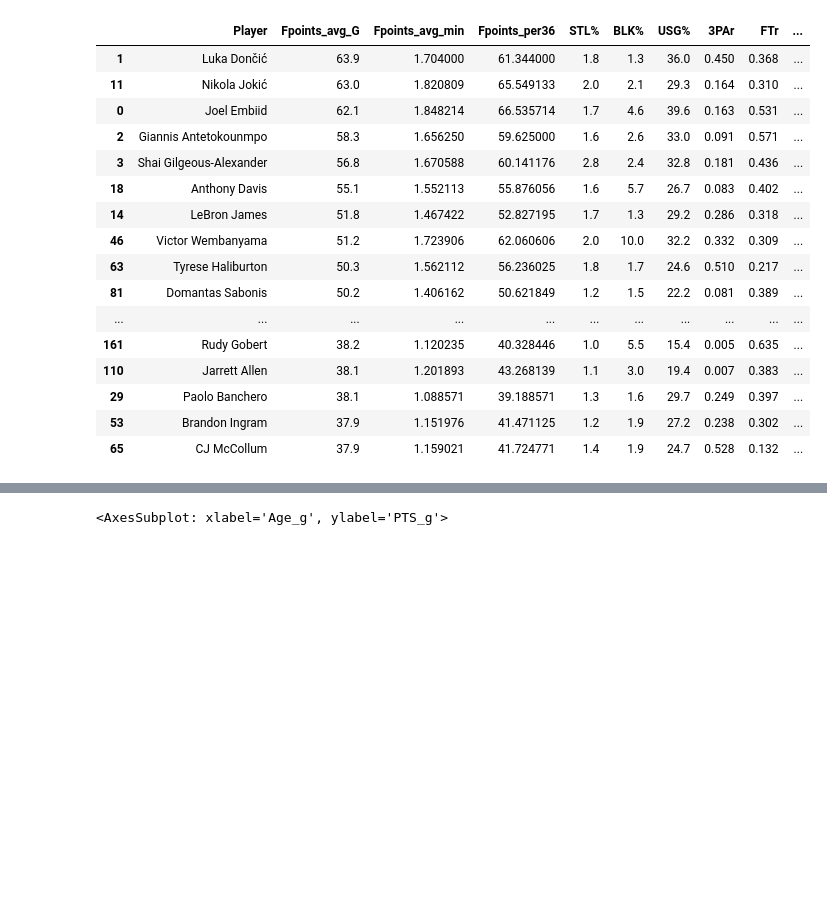
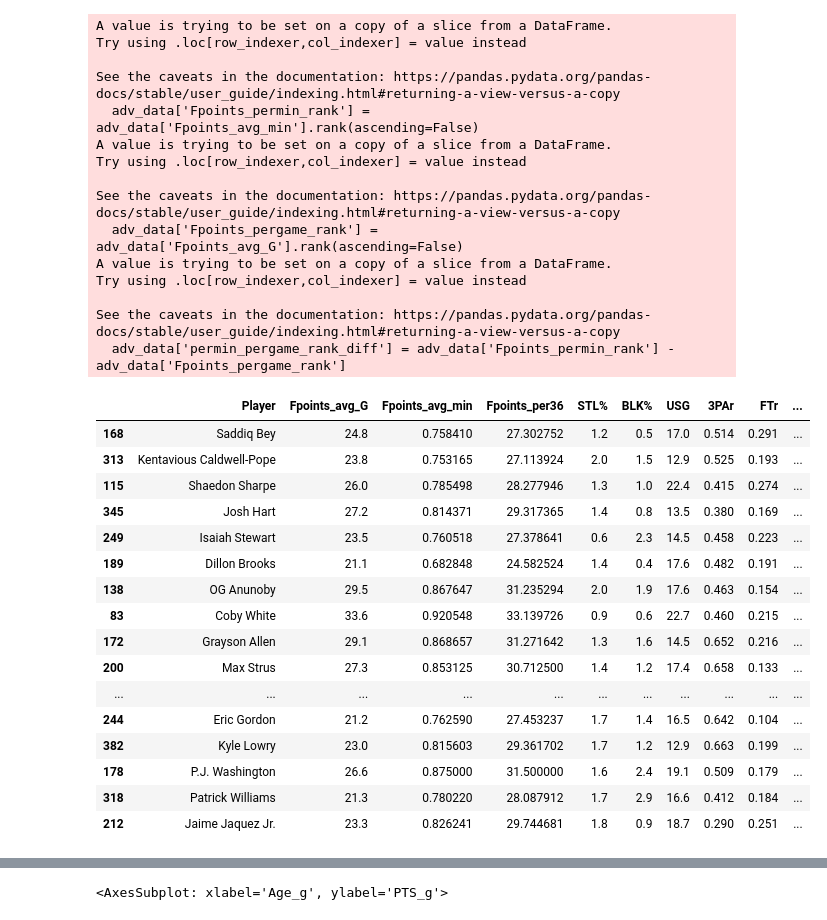
Before and after one commit to mcgillies/nbafantasy2024, a Jupyter notebook: plot_exploration.ipynb, the cells around one changed output, grey strips where cells are left out. Drawn from its saved outputs; the diff is of its cells as text; code cells hidden in the pictures; blank space fills up the shorter version.

```diff
--- a/plot_exploration.ipynb
+++ b/plot_exploration.ipynb
@@ -10,6 +10,7 @@ pd.set_option('display.width', None)
 # %%
 data = pd.read_csv("data/combined_stats.csv", index_col=0)
 # Missing column is awards_per (useless)
-data.columns[0:100]
+data = data.rename(columns={'USG%':'USG'})
+print(data.columns[0:100])
 
 relevant_players = data[(data['MP_g'] > 15) & (data['G'] > 20)]
@@ -16,28 +83,48 @@ relevant_players = data[(data['MP_g'] > 15) & (data['G'] > 20)]
 # %%
-adv_cols = ['Player', 'Fpoints_avg_G', 'Fpoints_avg_min', 'Fpoints_per36', 'STL%', 'BLK%', 'USG%', '3PAr', 'FTr', 'TRB%',
+# Including some sleepers & lower role players
+adv_cols = ['Player', 'Fpoints_avg_G', 'Fpoints_avg_min', 'Fpoints_per36', 'STL%', 'BLK%', 'USG', '3PAr', 'FTr', 'TRB%',
                'OWS', 'DWS', 'WS/48', 'BPM', 'VORP']
 
 adv_data = relevant_players[adv_cols]
 
-adv_data.sort_values(by = 'Fpoints_avg_G', ascending = False).head(50)
+adv_data.sort_values(by = 'Fpoints_avg_min', ascending = False).head(50).reset_index(drop=True, inplace=True)
+adv_data['Fpoints_permin_rank'] = adv_data['Fpoints_avg_min'].rank(ascending=False)
+adv_data['Fpoints_pergame_rank'] = adv_data['Fpoints_avg_G'].rank(ascending=False)
+adv_data['permin_pergame_rank_diff'] = adv_data['Fpoints_permin_rank'] - adv_data['Fpoints_pergame_rank']
+adv_data.sort_values(by='permin_pergame_rank_diff', ascending=False).head(30)
 # %% [output]
+A value is trying to be set on a copy of a slice from a DataFrame.
+Try using .loc[row_indexer,col_indexer] = value instead
+
+See the caveats in the documentation: https://pandas.pydata.org/pandas-docs/stable/user_guide/indexing.html#returning-a-view-versus-a-copy
+  adv_data['Fpoints_permin_rank'] = adv_data['Fpoints_avg_min'].rank(ascending=False)
+A value is trying to be set on a copy of a slice from a DataFrame.
+Try using .loc[row_indexer,col_indexer] = value instead
+
+See the caveats in the documentation: https://pandas.pydata.org/pandas-docs/stable/user_guide/indexing.html#returning-a-view-versus-a-copy
+  adv_data['Fpoints_pergame_rank'] = adv_data['Fpoints_avg_G'].rank(ascending=False)
+A value is trying to be set on a copy of a slice from a DataFrame.
+Try using .loc[row_indexer,col_indexer] = value instead
+
+See the caveats in the documentation: https://pandas.pydata.org/pandas-docs/stable/user_guide/indexing.html#returning-a-view-versus-a-copy
+  adv_data['permin_pergame_rank_diff'] = adv_data['Fpoints_permin_rank'] - adv_data['Fpoints_pergame_rank']
-|  | Player | Fpoints_avg_G | Fpoints_avg_min | Fpoints_per36 | STL% | BLK% | USG% | 3PAr | FTr | ... |
-| 1 | Luka Dončić | 63.9 | 1.704000 | 61.344000 | 1.8 | 1.3 | 36.0 | 0.450 | 0.368 | ... |
-| 11 | Nikola Jokić | 63.0 | 1.820809 | 65.549133 | 2.0 | 2.1 | 29.3 | 0.164 | 0.310 | ... |
-| 0 | Joel Embiid | 62.1 | 1.848214 | 66.535714 | 1.7 | 4.6 | 39.6 | 0.163 | 0.531 | ... |
-| 2 | Giannis Antetokounmpo | 58.3 | 1.656250 | 59.625000 | 1.6 | 2.6 | 33.0 | 0.091 | 0.571 | ... |
-| 3 | Shai Gilgeous-Alexander | 56.8 | 1.670588 | 60.141176 | 2.8 | 2.4 | 32.8 | 0.181 | 0.436 | ... |
-| 18 | Anthony Davis | 55.1 | 1.552113 | 55.876056 | 1.6 | 5.7 | 26.7 | 0.083 | 0.402 | ... |
-| 14 | LeBron James | 51.8 | 1.467422 | 52.827195 | 1.7 | 1.3 | 29.2 | 0.286 | 0.318 | ... |
-| 46 | Victor Wembanyama | 51.2 | 1.723906 | 62.060606 | 2.0 | 10.0 | 32.2 | 0.332 | 0.309 | ... |
-| 63 | Tyrese Haliburton | 50.3 | 1.562112 | 56.236025 | 1.8 | 1.7 | 24.6 | 0.510 | 0.217 | ... |
-| 81 | Domantas Sabonis | 50.2 | 1.406162 | 50.621849 | 1.2 | 1.5 | 22.2 | 0.081 | 0.389 | ... |
+|  | Player | Fpoints_avg_G | Fpoints_avg_min | Fpoints_per36 | STL% | BLK% | USG | 3PAr | FTr | ... |
+| 168 | Saddiq Bey | 24.8 | 0.758410 | 27.302752 | 1.2 | 0.5 | 17.0 | 0.514 | 0.291 | ... |
+| 313 | Kentavious Caldwell-Pope | 23.8 | 0.753165 | 27.113924 | 2.0 | 1.5 | 12.9 | 0.525 | 0.193 | ... |
+| 115 | Shaedon Sharpe | 26.0 | 0.785498 | 28.277946 | 1.3 | 1.0 | 22.4 | 0.415 | 0.274 | ... |
+| 345 | Josh Hart | 27.2 | 0.814371 | 29.317365 | 1.4 | 0.8 | 13.5 | 0.380 | 0.169 | ... |
+| 249 | Isaiah Stewart | 23.5 | 0.760518 | 27.378641 | 0.6 | 2.3 | 14.5 | 0.458 | 0.223 | ... |
+| 189 | Dillon Brooks | 21.1 | 0.682848 | 24.582524 | 1.4 | 0.4 | 17.6 | 0.482 | 0.191 | ... |
+| 138 | OG Anunoby | 29.5 | 0.867647 | 31.235294 | 2.0 | 1.9 | 17.6 | 0.463 | 0.154 | ... |
+| 83 | Coby White | 33.6 | 0.920548 | 33.139726 | 0.9 | 0.6 | 22.7 | 0.460 | 0.215 | ... |
+| 172 | Grayson Allen | 29.1 | 0.868657 | 31.271642 | 1.3 | 1.6 | 14.5 | 0.652 | 0.216 | ... |
+| 200 | Max Strus | 27.3 | 0.853125 | 30.712500 | 1.4 | 1.2 | 17.4 | 0.658 | 0.133 | ... |
 | ... | ... | ... | ... | ... | ... | ... | ... | ... | ... | ... |
-| 161 | Rudy Gobert | 38.2 | 1.120235 | 40.328446 | 1.0 | 5.5 | 15.4 | 0.005 | 0.635 | ... |
-| 110 | Jarrett Allen | 38.1 | 1.201893 | 43.268139 | 1.1 | 3.0 | 19.4 | 0.007 | 0.383 | ... |
-| 29 | Paolo Banchero | 38.1 | 1.088571 | 39.188571 | 1.3 | 1.6 | 29.7 | 0.249 | 0.397 | ... |
-| 53 | Brandon Ingram | 37.9 | 1.151976 | 41.471125 | 1.2 | 1.9 | 27.2 | 0.238 | 0.302 | ... |
-| 65 | CJ McCollum | 37.9 | 1.159021 | 41.724771 | 1.4 | 1.9 | 24.7 | 0.528 | 0.132 | ... |
+| 244 | Eric Gordon | 21.2 | 0.762590 | 27.453237 | 1.7 | 1.4 | 16.5 | 0.642 | 0.104 | ... |
+| 382 | Kyle Lowry | 23.0 | 0.815603 | 29.361702 | 1.7 | 1.2 | 12.9 | 0.663 | 0.199 | ... |
+| 178 | P.J. Washington | 26.6 | 0.875000 | 31.500000 | 1.6 | 2.4 | 19.1 | 0.509 | 0.179 | ... |
+| 318 | Patrick Williams | 21.3 | 0.780220 | 28.087912 | 1.7 | 2.9 | 16.6 | 0.412 | 0.184 | ... |
+| 212 | Jaime Jaquez Jr. | 23.3 | 0.826241 | 29.744681 | 1.8 | 0.9 | 18.7 | 0.290 | 0.251 | ... |
 # %%
 plt.figure(figsize=(20,20))
 sn.heatmap(adv_data.corr(), annot=True, vmin = -1, vmax = 1)
```
Also changed, not shown: parts of 7 cells of this notebook, 1 other file.
